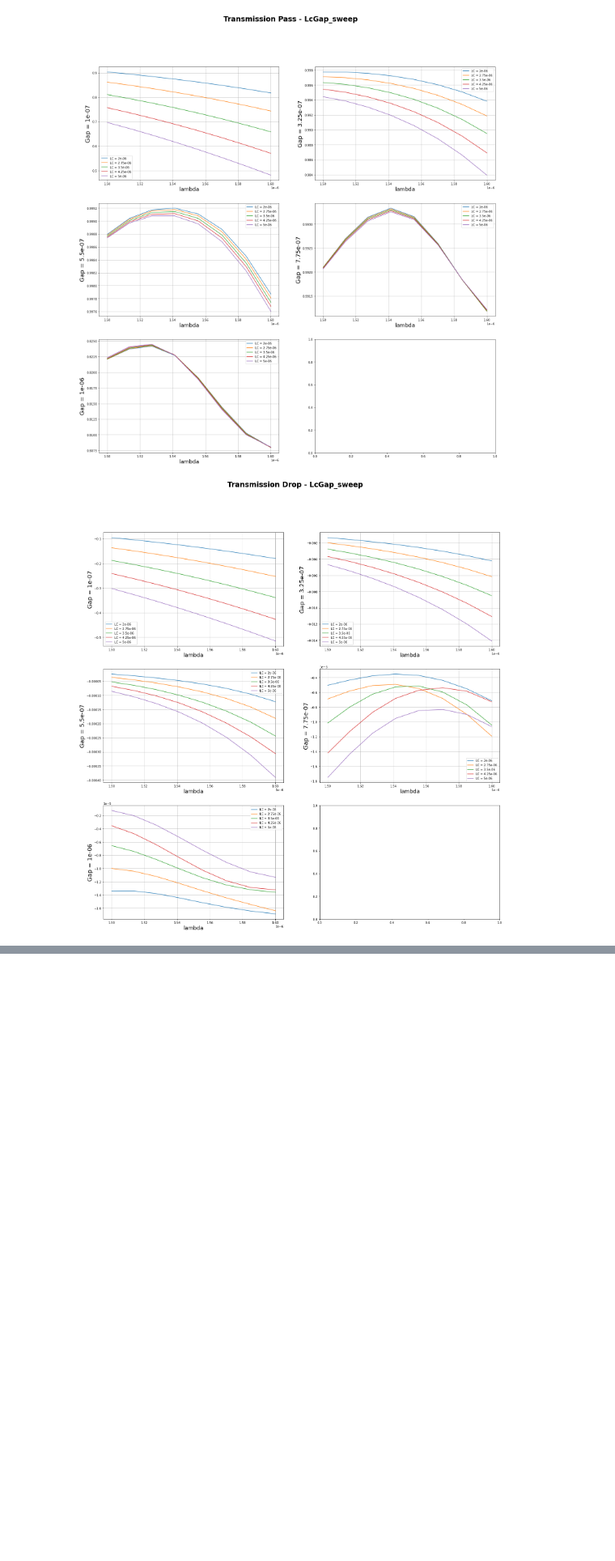
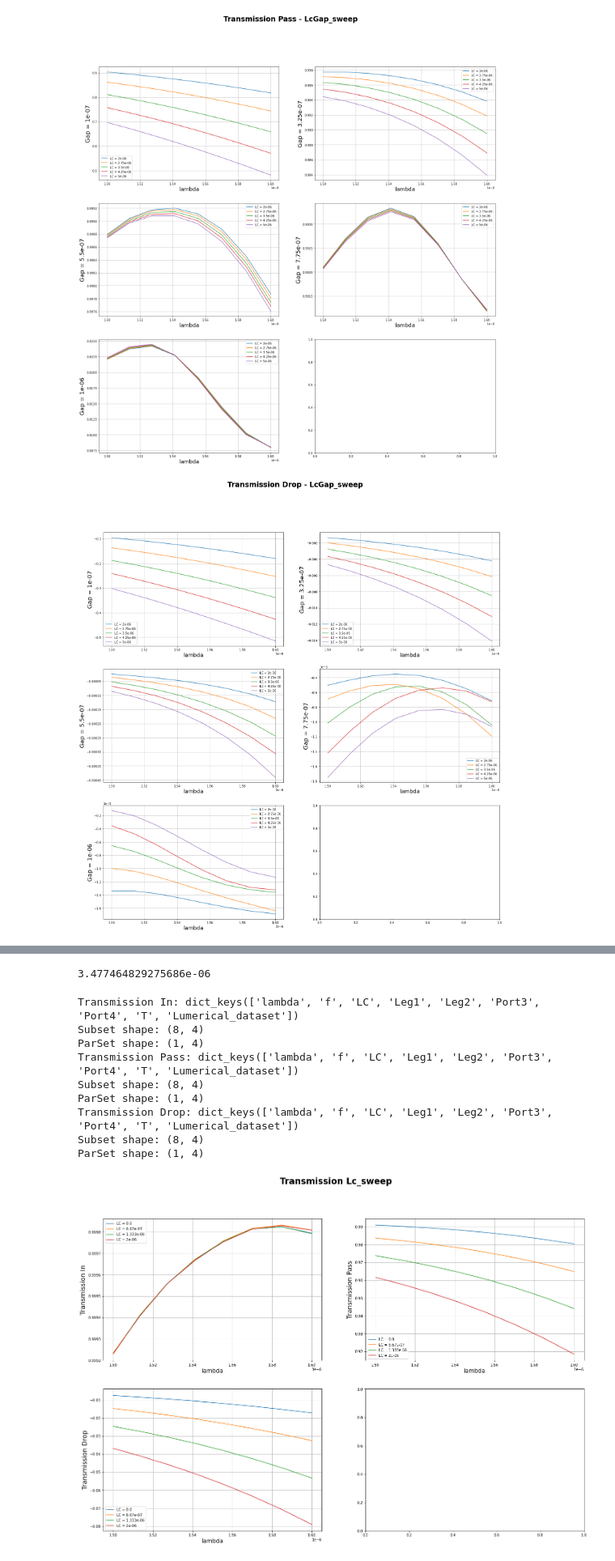
Before and after one commit to ringokin/photonics-ring-resonator, a Jupyter notebook: construcao anel 1.ipynb, the cells around one changed output, grey strips where cells are left out. Shown at 81% size. Drawn from its saved outputs; the diff is of its cells as text; code cells hidden in the pictures; blank space fills up the shorter version.

```diff
--- a/construcao anel 1.ipynb
+++ b/construcao anel 1.ipynb
@@ -414,0 +535,17 @@ ParSet_B shape: (1, 25)
+# %%
+Radius = 3e-6
+Radius = (2*np.pi*Radius + (2+1)*1e-6)/(np.pi*2)
+print(Radius)
+
+lumR.switchtolayout()
+# lumR.selectall()
+# lumR.delete()
+lumR.setnamed("ring resonator", "radius", Radius)
+
+altRect2("leg1", -RingLen-Radius, WGWidth, -Radius/4, Radius/2, 0, WGHeight, "Si (Silicon) - Palik", lumR)
+altRect2("leg2", RingLen+Radius, WGWidth, -Radius/4, Radius/2, 0, WGHeight, "Si (Silicon) - Palik", lumR)
+
+lumR.setnamed("FDTD::ports::port 3", "x", -RingLen-Radius)
+lumR.setnamed("FDTD::ports::port 4", "x", RingLen+Radius)
+# %% [output]
+3.477464829275686e-06
@@ -414,0 +766,57 @@ ParSet_B shape: (1, 25)
+# %%
+
+Parameters = ['LC','LC','LC'] # Specific parameters set (for specific result)
+gParameter = "lambda"                                          # General parameter (for all results)
+Results = ['Transmission In','Transmission Pass','Transmission Drop']
+
+winNum = int(1 + np.floor((len(Results) - 1)/2))  # Window line quantity
+figure,ax=plt.subplots(winNum, 2, figsize=(24,winNum*8))
+figure.suptitle('Transmission ' + str(Name),fontsize=24, fontweight="bold")
+
+for i in range(len(Results)):
+    dataSet = lumR.getsweepresult(Name, Results[i])
+    subSet = dataSet['T']
+    parSet = dataSet[Parameters[i]]
+    gparSet = dataSet[gParameter]
+
+    print(str(Results[i]) + ": " + str(dataSet.keys()))
+    print("Subset shape: " + str(np.shape(subSet)))
+    print("ParSet shape: " + str(np.shape(parSet)))
+
+    # # Saving results
+    # completeName = os.path.join('../SavedData/MeshSweep','Data '+str(Results[i]))
+    # MSOutfile = open(completeName,'wb')
+    # plk.dump(subSet,MSOutfile)
+    # MSOutfile.close()
+
+    # completeName = os.path.join('../SavedData/MeshSweep','Data '+str(gParameter))
+    # MSOutfile = open(completeName,'wb')
+    # plk.dump(gparSet,MSOutfile)
+    # MSOutfile.close()
+
+    # completeName = os.path.join('../SavedData/MeshSweep','Data '+str(Parameters[i]))
+    # MSOutfile = open(completeName,'wb')
+    # plk.dump(parSet,MSOutfile)
+    # MSOutfile.close()
+
+    for j in range(len(parSet[0,:])):
+        index1 = int(np.floor(i/2))
+        index2 = int(i%2)
+        ax[index1][index2].plot(gparSet, np.transpose(subSet[:,j]), label=(str(Parameters[i])+' = '+str(round(parSet[0,j],9)) ))
+        ax[index1][index2].set_xlabel(gParameter, fontsize=16)
+        ax[index1][index2].set_ylabel(Results[i], fontsize=18)
+        ax[index1][index2].grid(True)
+        ax[index1][index2].legend(fontsize=10)
+
+#plt.savefig("out.png", transparent=True)
+# %% [output]
+Transmission In: dict_keys(['lambda', 'f', 'LC', 'Leg1', 'Leg2', 'Port3', 'Port4', 'T', 'Lumerical_dataset'])
+Subset shape: (8, 4)
+ParSet shape: (1, 4)
+Transmission Pass: dict_keys(['lambda', 'f', 'LC', 'Leg1', 'Leg2', 'Port3', 'Port4', 'T', 'Lumerical_dataset'])
+Subset shape: (8, 4)
+ParSet shape: (1, 4)
+Transmission Drop: dict_keys(['lambda', 'f', 'LC', 'Leg1', 'Leg2', 'Port3', 'Port4', 'T', 'Lumerical_dataset'])
+Subset shape: (8, 4)
+ParSet shape: (1, 4)
+[figure, added]
```
Also changed, not shown: parts of 12 cells of this notebook, 44 other files.
